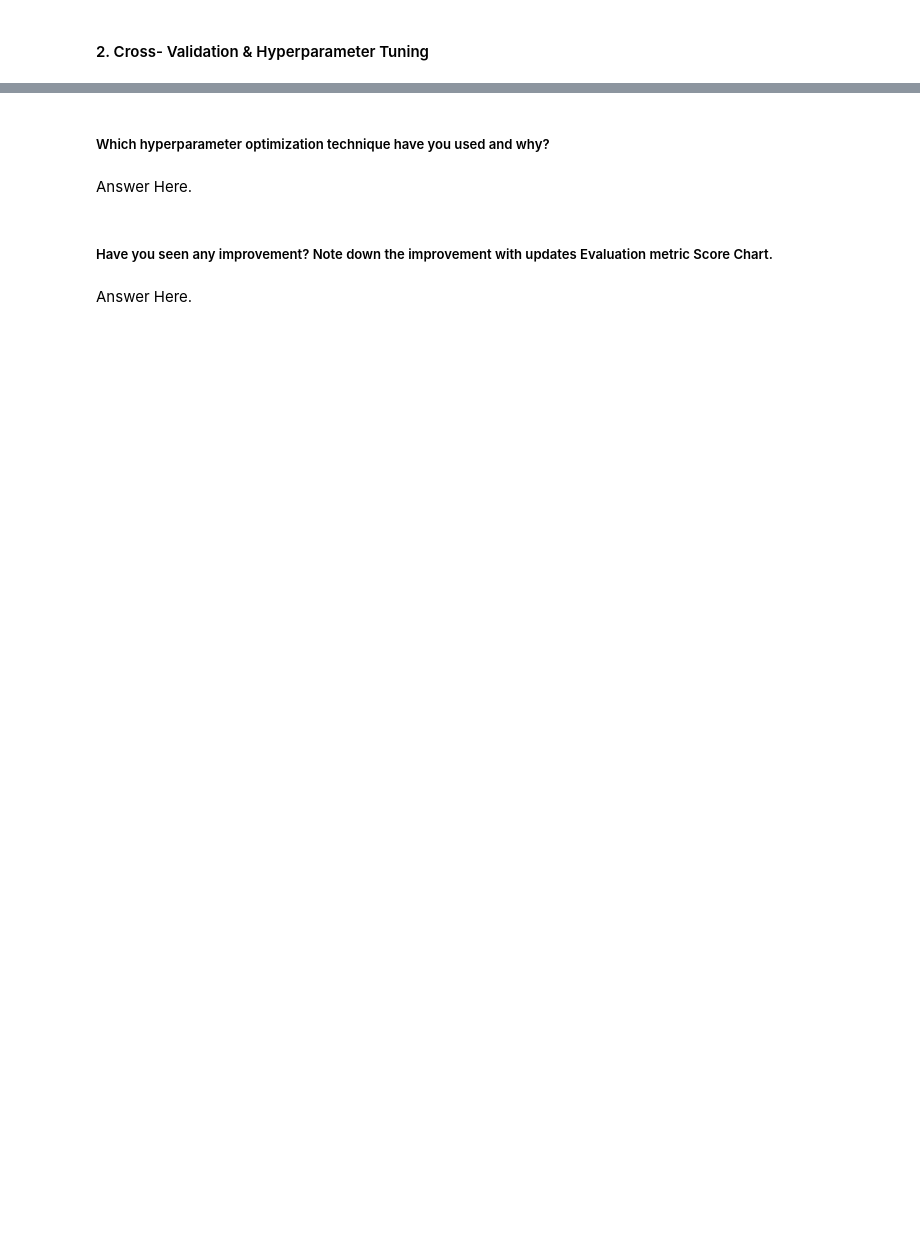
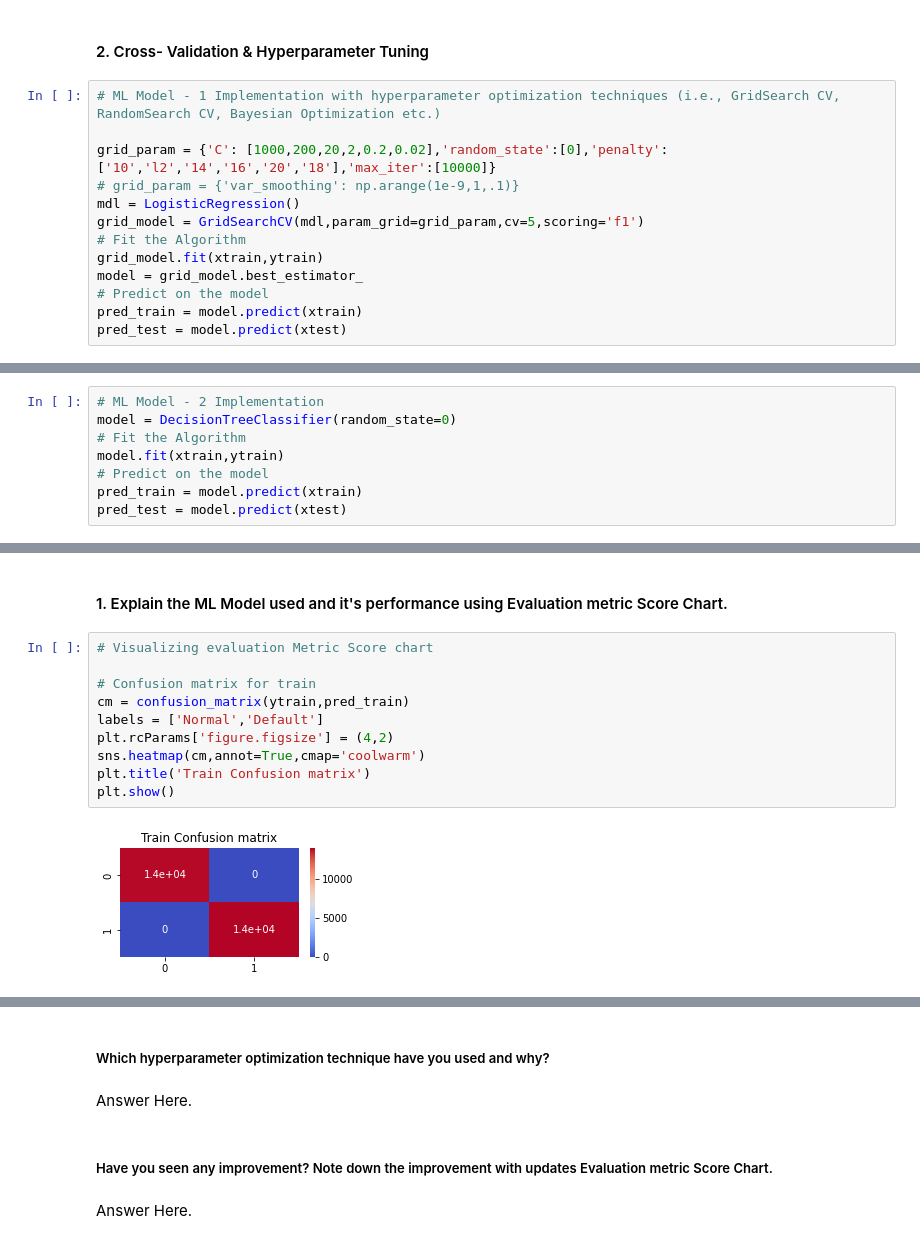
Before and after one commit to mdismailquraishicse/capstone_project_3_classification_creditcard_default, a Jupyter notebook: CreditCardDefaultPrediction.ipynb, the cells around one changed output, grey strips where cells are left out. Saved outputs shown, nothing was run; the diff lists cells and outputs as text; blank space fills up the shorter version.

```diff
--- a/CreditCardDefaultPrediction.ipynb
+++ b/CreditCardDefaultPrediction.ipynb
@@ -1009,2 +1167,15 @@ Answer Here.
 # %% [markdown]
 #### 2. Cross- Validation & Hyperparameter Tuning
+# %%
+# ML Model - 1 Implementation with hyperparameter optimization techniques (i.e., GridSearch CV, RandomSearch CV, Bayesian Optimization etc.)
+
+grid_param = {'C': [1000,200,20,2,0.2,0.02],'random_state':[0],'penalty':['10','l2','14','16','20','18'],'max_iter':[10000]}
+# grid_param = {'var_smoothing': np.arange(1e-9,1,.1)}
+mdl = LogisticRegression()
+grid_model = GridSearchCV(mdl,param_grid=grid_param,cv=5,scoring='f1')
+# Fit the Algorithm
+grid_model.fit(xtrain,ytrain)
+model = grid_model.best_estimator_
+# Predict on the model
+pred_train = model.predict(xtrain)
+pred_test = model.predict(xtest)
@@ -1010,0 +1248,8 @@ Answer Here.
+# %%
+# ML Model - 2 Implementation
+model = DecisionTreeClassifier(random_state=0)
+# Fit the Algorithm
+model.fit(xtrain,ytrain)
+# Predict on the model
+pred_train = model.predict(xtrain)
+pred_test = model.predict(xtest)
@@ -1010,0 +1265,14 @@ Answer Here.
+# %% [markdown]
+#### 1. Explain the ML Model used and it's performance using Evaluation metric Score Chart.
+# %%
+# Visualizing evaluation Metric Score chart
+
+# Confusion matrix for train
+cm = confusion_matrix(ytrain,pred_train)
+labels = ['Normal','Default']
+plt.rcParams['figure.figsize'] = (4,2)
+sns.heatmap(cm,annot=True,cmap='coolwarm')
+plt.title('Train Confusion matrix')
+plt.show()
+# %% [output]
+[figure, added]
```
Also changed, not shown: parts of 134 cells of this notebook.
